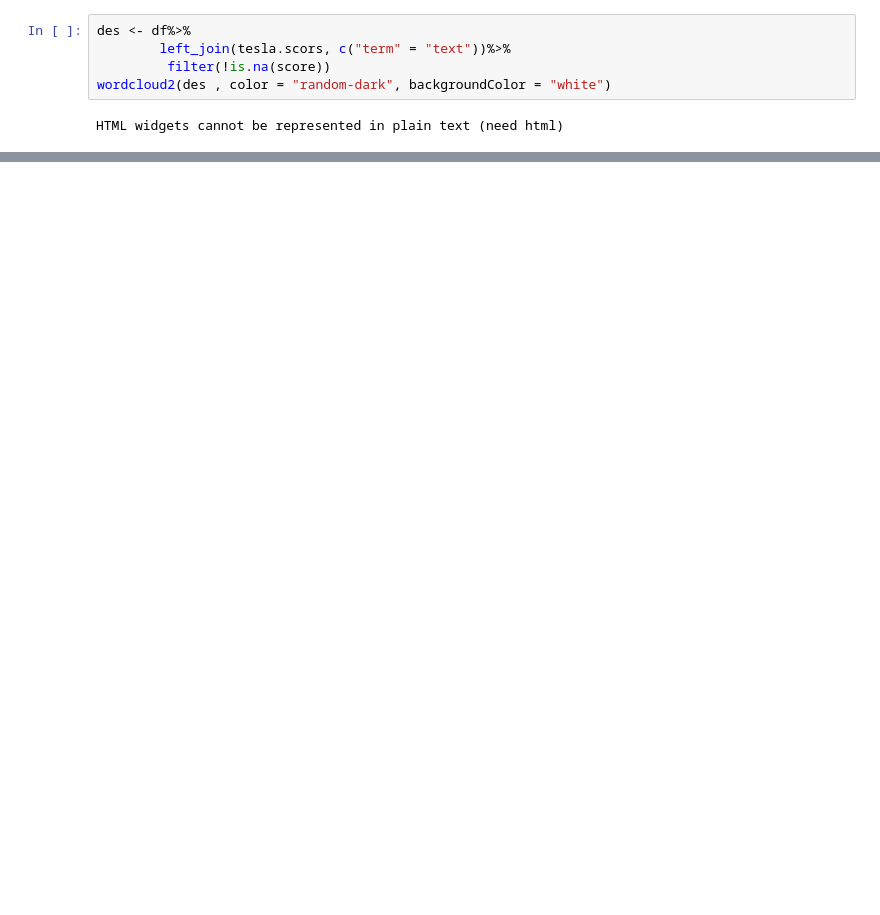
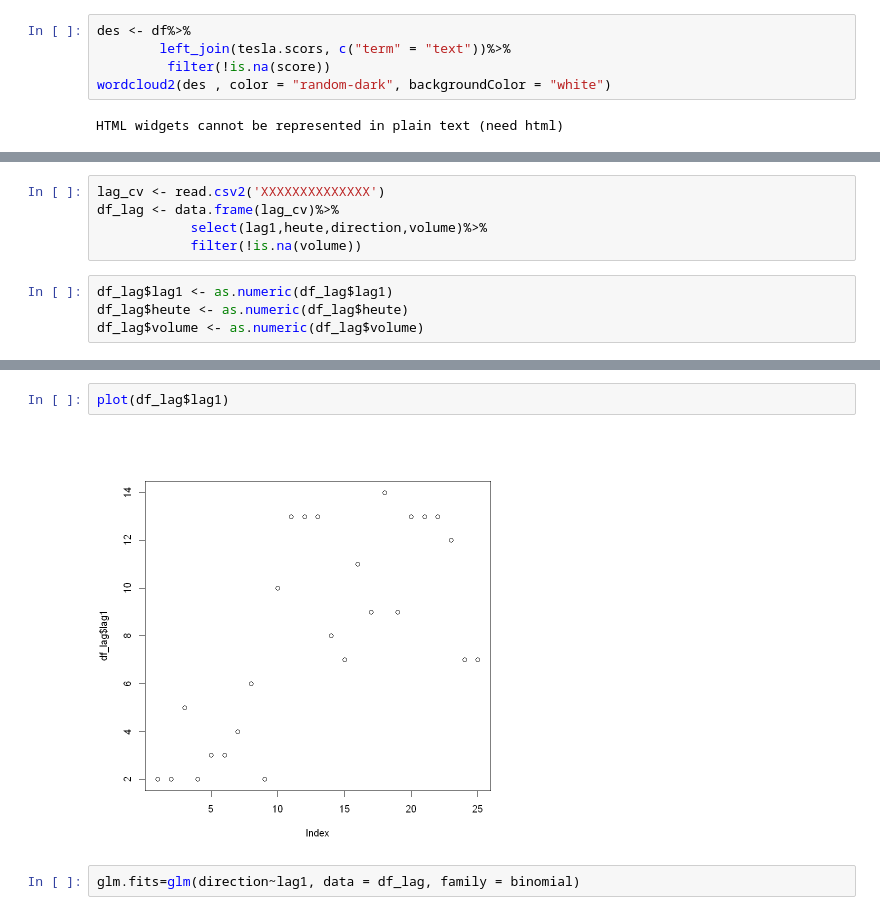
Before and after one commit to jjbous/Analyse-semi--unstrukturierter-daten, a Jupyter notebook: Praxisarbeit/Tesla(de).ipynb, the cells around one changed output, grey strips where cells are left out. Cells and saved outputs as stored; diff of their text form; blank space fills up the shorter version.

```diff
--- a/Praxisarbeit/Tesla(de).ipynb
+++ b/Praxisarbeit/Tesla(de).ipynb
@@ -317,0 +384,9 @@ ggplot(data = df_plot)+
+# %%
+lag_cv <- read.csv2('XXXXXXXXXXXXXX')
+df_lag <- data.frame(lag_cv)%>%
+            select(lag1,heute,direction,volume)%>%
+            filter(!is.na(volume))
+# %%
+df_lag$lag1 <- as.numeric(df_lag$lag1)
+df_lag$heute <- as.numeric(df_lag$heute)
+df_lag$volume <- as.numeric(df_lag$volume)
@@ -317,0 +423,6 @@ ggplot(data = df_plot)+
+# %%
+plot(df_lag$lag1)
+# %% [output]
+[figure, added]
+# %%
+glm.fits=glm(direction~lag1, data = df_lag, family = binomial)
```
Also changed, not shown: parts of 57 cells of this notebook.
